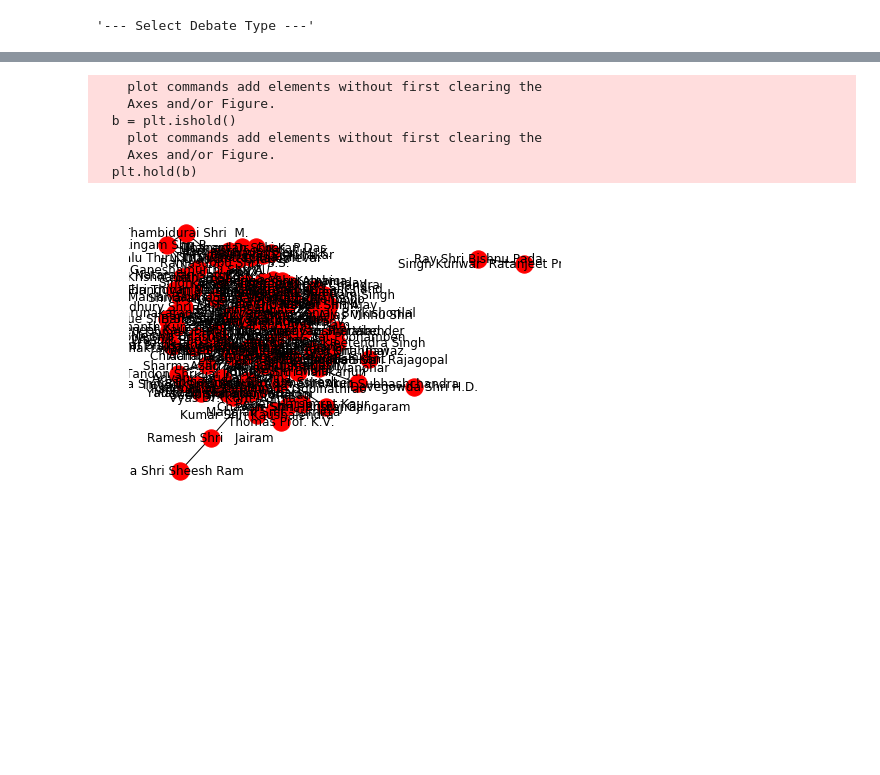
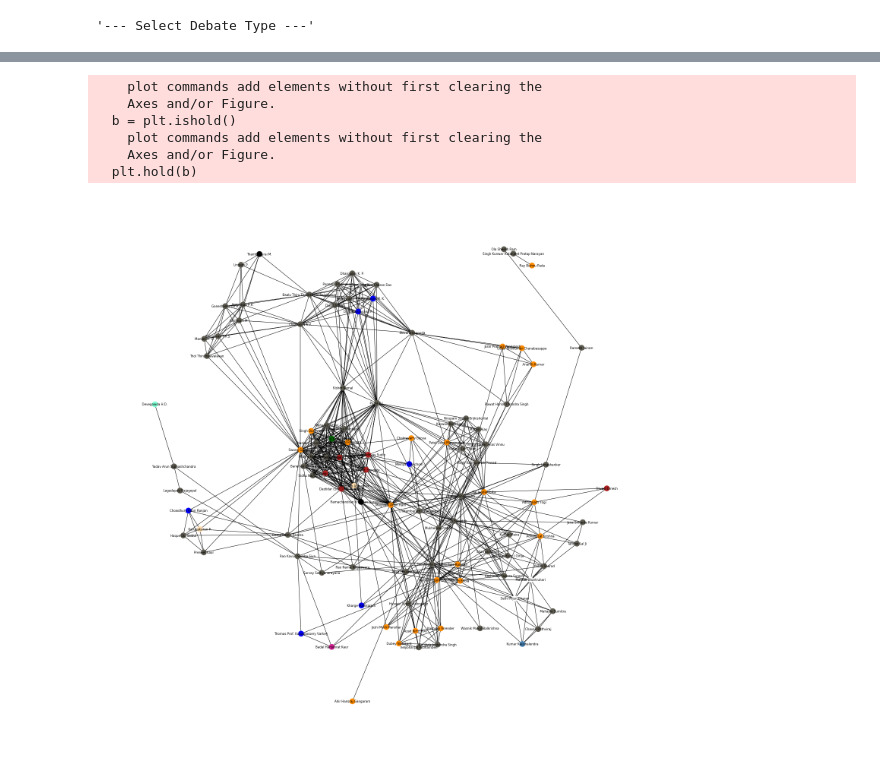
Before and after one commit to aditimavalankar/elec-pred, a Jupyter notebook: Code/Graph.ipynb, the cells around one changed output, grey strips where cells are left out. Cells and saved outputs as stored; diff of their text form; code cells hidden in the pictures; blank space fills up the shorter version.

Commit message:
Visualization using graphlab and networkx

```diff
--- a/Code/Graph.ipynb
+++ b/Code/Graph.ipynb
@@ -70,8 +108,14 @@ nodes = set([])
 
 for rec in debate_participants:
     for p in rec:
-        nodes.add(p)
+        text = p.split()
+        if 'Shri' in text:
+            text.remove('Shri')
+        elif 'Smt.' in text:
+            text.remove('Smt.')
+        elif 'Dr.' in text:
+            text.remove('Dr.')
+        text = ' '.join(text)
+        nodes.add(text)
 
 nodes = list(nodes)
-
-G.add_nodes_from(nodes)
@@ -83,12 +178,28 @@ for rec in debate_participants:
         for p2 in rec:
             if p1 == p2:
                 continue
-            if (p1, p2) in edge_weights:
-                edge_weights[(p1, p2)] += 0.5 # 0.5 because each edge will be encountered twice
-            elif (p2, p1) in edge_weights:
-                edge_weights[(p2, p1)] += 0.5
+            text1 = p1.split()
+            if 'Shri' in text1:
+                text1.remove('Shri')
+            elif 'Smt.' in text1:
+                text1.remove('Smt.')
+            elif 'Dr.' in text1:
+                text1.remove('Dr.')
+            text1 = ' '.join(text1)
+            text2 = p2.split()
+            if 'Shri' in text2:
+                text2.remove('Shri')
+            elif 'Smt.' in text2:
+                text2.remove('Smt.')
+            elif 'Dr.' in text2:
+                text2.remove('Dr.')
+            text2 = ' '.join(text2)
+            if (name_map[text1], name_map[text2]) in edge_weights:
+                edge_weights[(name_map[text1], name_map[text2])] += 0.5 # 0.5 because each edge will be encountered twice
+            elif (name_map[text2], name_map[text1]) in edge_weights:
+                edge_weights[(name_map[text2], name_map[text1])] += 0.5
             else:
-                edge_weights[(p1, p2)] = 0.5
+                edge_weights[(name_map[text1], name_map[text2])] = 0.5
 
 edges = []
 
@@ -97,20 +208,21 @@ for e in edge_weights:
 # %%
 G.add_weighted_edges_from(edges)
 # %%
-positions = graphviz_layout(G)
+pos = nx.fruchterman_reingold_layout(G, weight = '0')
 
-nx.draw(G, positions, with_labels = True)
+pylab.figure(1, figsize = (20, 20))
+nx.draw(G, pos, with_labels = True, node_color = candidate_color, node_size = 200, font_size = 8)
 
 #nx.draw_graphviz(G, with_labels = True, layout = 'random_layout')
 plt.savefig('interaction_graph.png')
 # %% [output]
     plot commands add elements without first clearing the
     Axes and/or Figure.
   b = plt.ishold()
     plot commands add elements without first clearing the
     Axes and/or Figure.
   plt.hold(b)
-[figure, old version]
+[figure, new version]
 # %%
 nx.write_graphml(G, 'network.graphml')
 # %%
```
Also changed, not shown: parts of 16 cells of this notebook, 1 other file.
